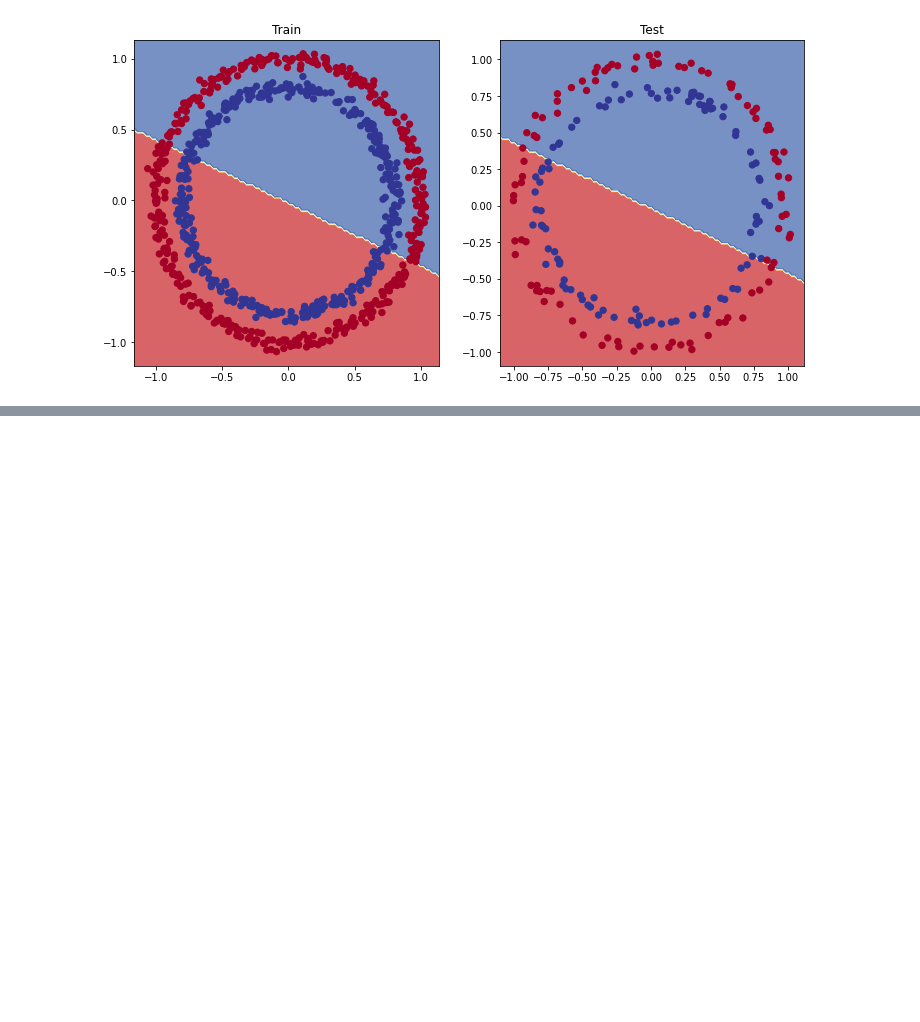
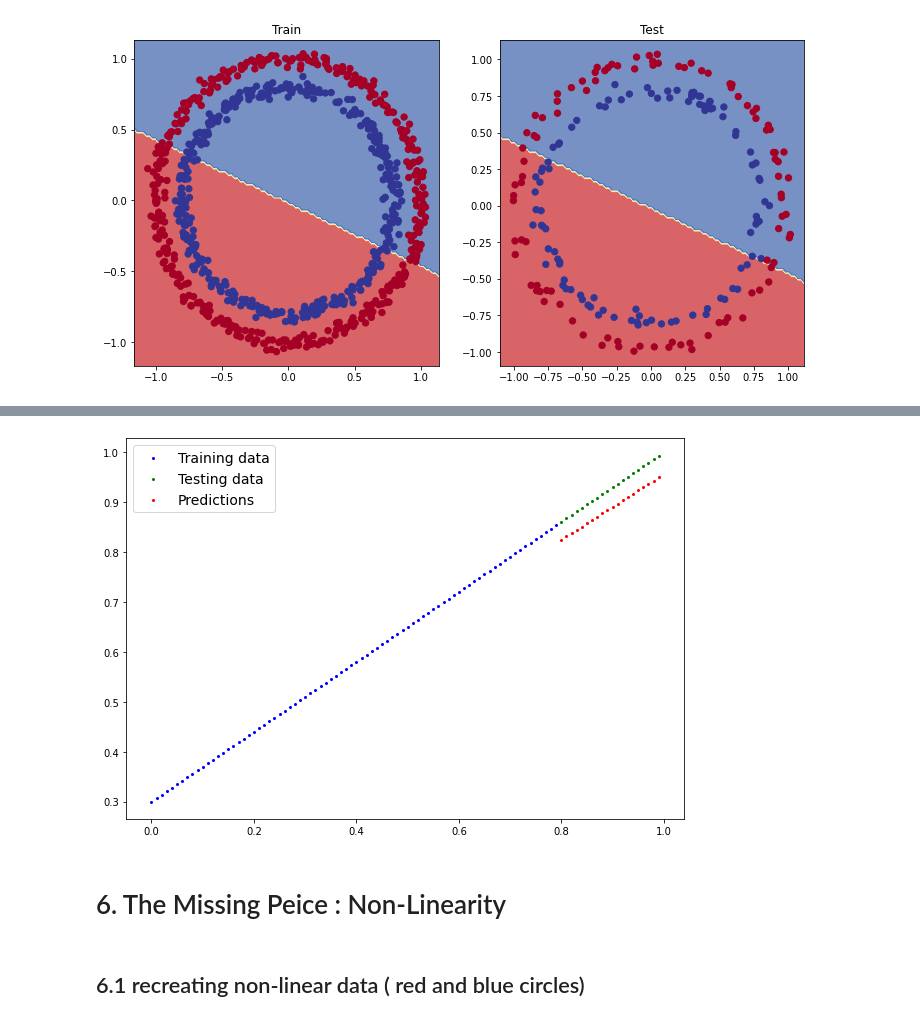
Before and after one commit to mazumdarabhinav/pytorch-content, a Jupyter notebook: 4-pytorch-classification.ipynb, the cells around one changed output, grey strips where cells are left out. Saved outputs shown, nothing was run; the diff lists cells and outputs as text; code cells hidden in the pictures; blank space fills up the shorter version.

```diff
--- a/4-pytorch-classification.ipynb
+++ b/4-pytorch-classification.ipynb
@@ -514,0 +587,29 @@ plot_decision_boundary(model_1, X_test, y_test)
+# %%
+# train the model
+torch.manual_seed(42)
+torch.cuda.manual_seed(42)
+
+epochs = 1000
+
+# put the data on the target device
+X_train_regression, y_train_regression = X_train_regression.to(device), y_train_regression.to(device)
+X_test_regression, y_test_regression = X_test_regression.to(device), y_test_regression.to(device)
+
+# loop
+for epoch in range(epochs):
+    model_2.train()
+    y_pred = model_2(X_train_regression)
+    loss = loss_fn(y_pred, y_train_regression)
+    optimizer.zero_grad()
+    loss.backward()
+    optimizer.step()
+
+    # test
+    model_2.eval()
+    with torch.inference_mode():
+        test_pred = model_2(X_test_regression)
+        test_loss = loss_fn(test_pred, y_test_regression)
+
+    # print out stuff
+    if epoch % 100 == 0:
+        print(f"Epoch: {epoch} | Loss: {loss:.5f}| Test Loss: {test_loss:.5f}")
@@ -514,0 +627,20 @@ plot_decision_boundary(model_1, X_test, y_test)
+# %%
+# turn on evaluation mode
+model_2.eval()
+
+# Make predictions (inference)
+with torch.inference_mode():
+    y_preds = model_2(X_test_regression)
+
+# PLot data and Predictions
+plot_predictions(train_data=X_train_regression,
+                 train_labels=y_train_regression,
+                 test_data=X_test_regression,
+                 test_labels=y_test_regression,
+                 predictions=y_preds)
+# %% [output]
+[figure, added]
+# %% [markdown]
+# 6. The Missing Peice : Non-Linearity
+# %% [markdown]
+## 6.1 recreating non-linear data ( red and blue circles)
```
Also changed, not shown: parts of 30 cells of this notebook.
